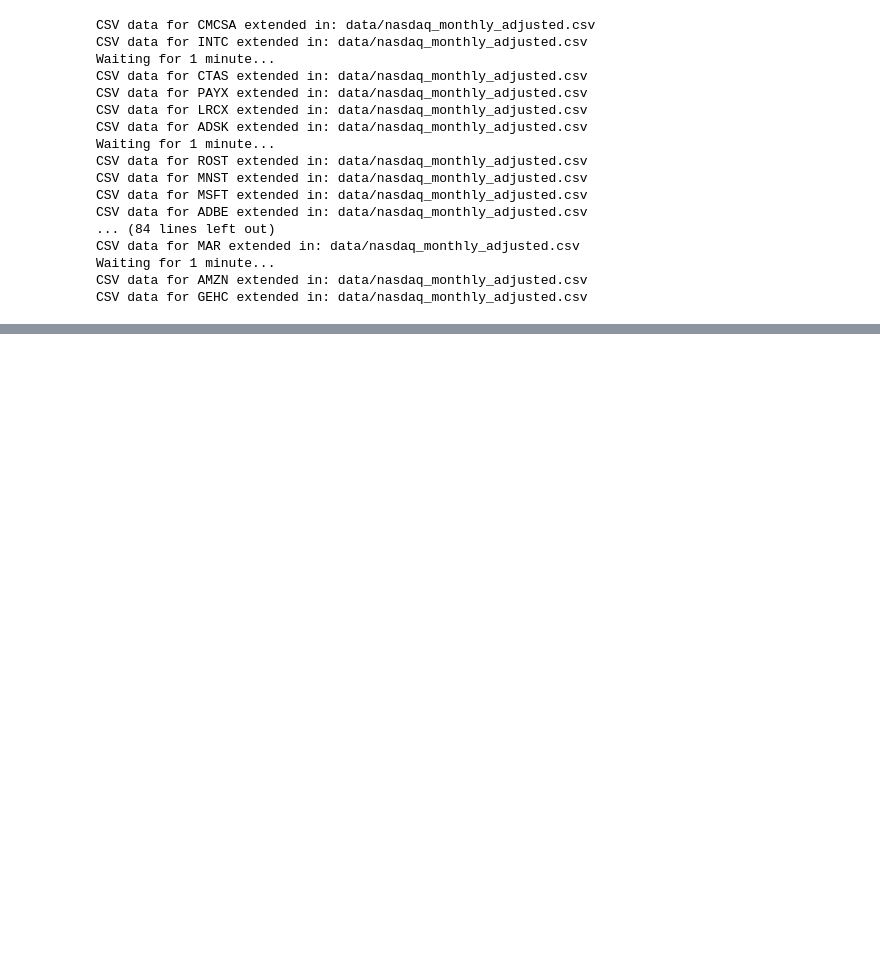
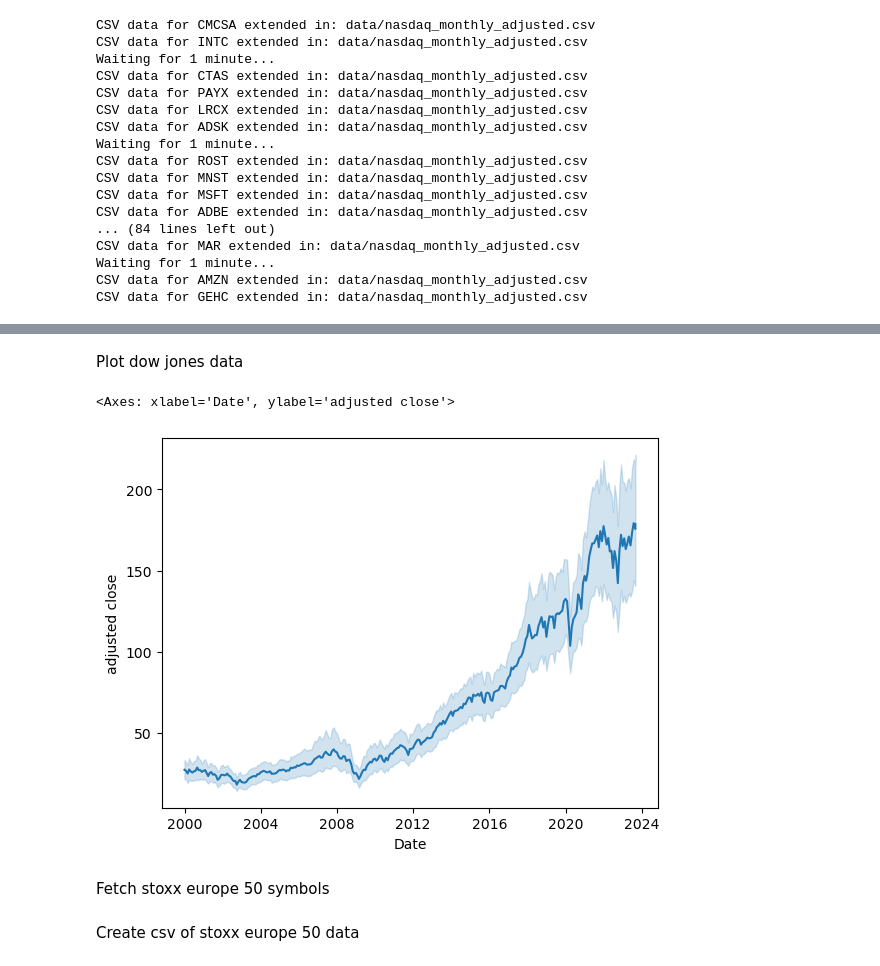
Before and after one commit to Arne-Wiese/data-science-project_stock-data, a Jupyter notebook: Stock_Analysis/stock_analysis.ipynb, the cells around one changed output, grey strips where cells are left out. Cells and saved outputs as stored; diff of their text form; code cells hidden in the pictures; blank space fills up the shorter version.

Commit message:
collected dow jones and stoxx europe 50 data

```diff
--- a/Stock_Analysis/stock_analysis.ipynb
+++ b/Stock_Analysis/stock_analysis.ipynb
@@ -80,0 +126,20 @@ ValueError: Thank you for using Alpha Vantage! You have reached the 100 requests
+# %% [markdown]
+Plot dow jones data
+# %%
+import pandas as pd
+import seaborn as sns
+import matplotlib.pyplot as plt
+
+# Load the CSV data into a DataFrame
+csv_file_path = 'data/dowjones_monthly_adjusted.csv'  # Replace with the actual path
+df = pd.read_csv(csv_file_path)
+
+# Convert the 'Date' column to a datetime object
+df['Date'] = pd.to_datetime(df['timestamp'])
+
+sns.lineplot(data=df, x="Date", y="adjusted close")
+# %% [output]
+<Axes: xlabel='Date', ylabel='adjusted close'>
+[figure, added]
+# %% [markdown]
+Fetch stoxx europe 50 symbols
@@ -80,0 +154,2 @@ ValueError: Thank you for using Alpha Vantage! You have reached the 100 requests
+# %% [markdown]
+Create csv of stoxx europe 50 data
```
Also changed, not shown: parts of 14 cells of this notebook, 4 other files.
